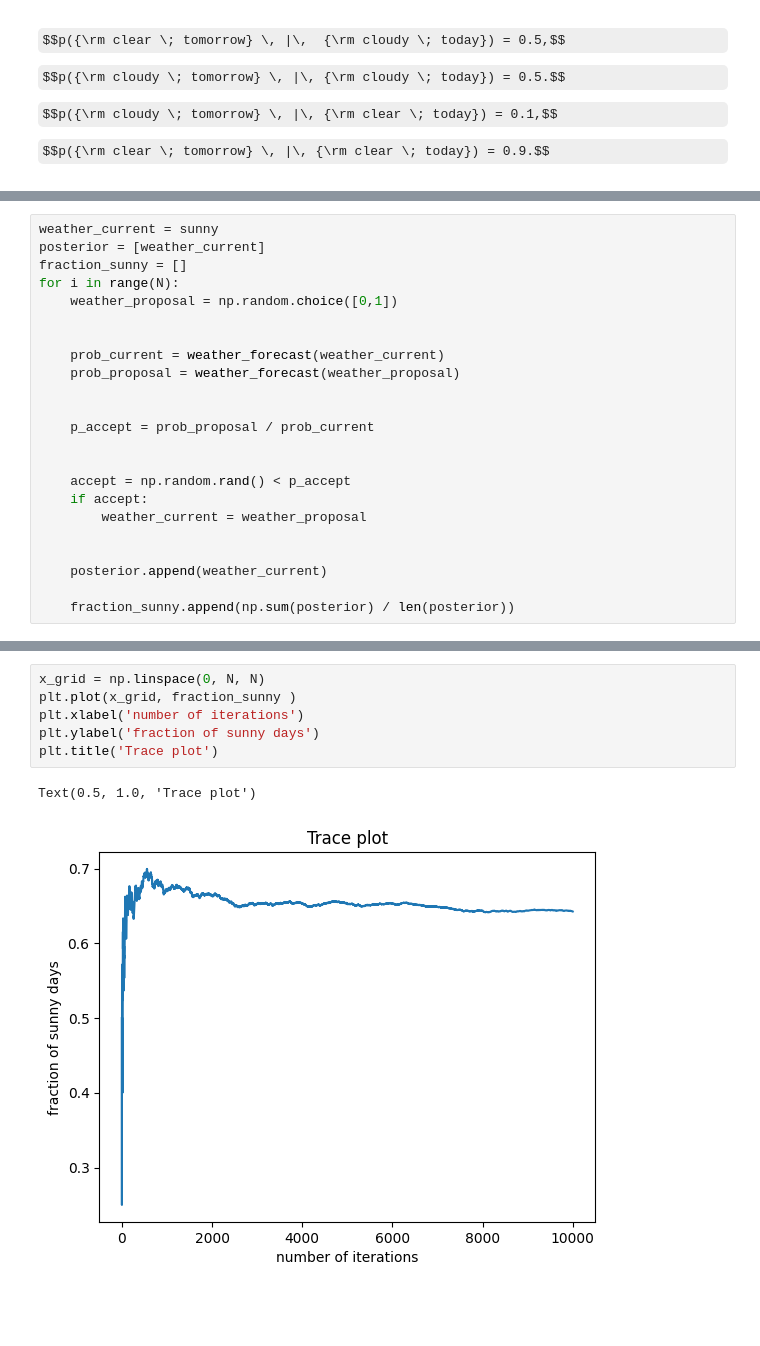
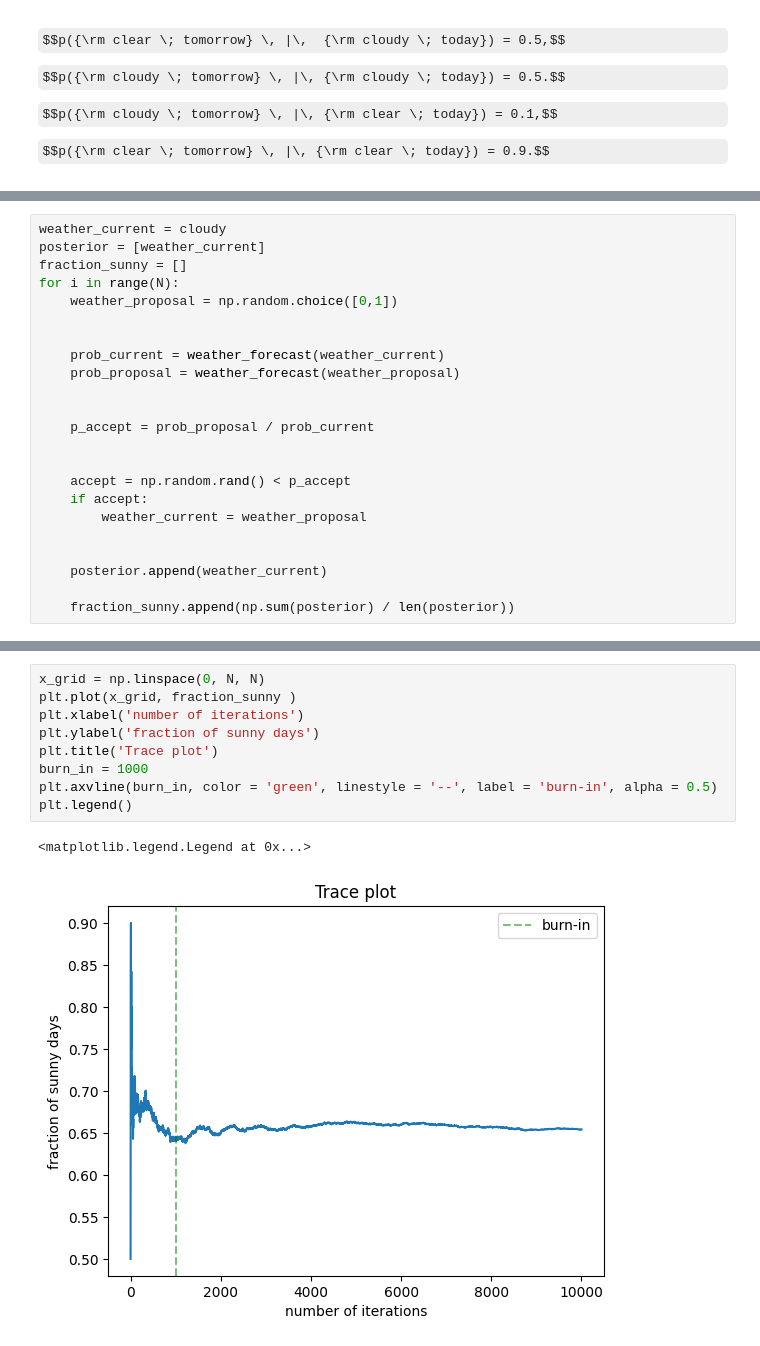
Before and after one commit to malvibellotti/astrostatistics_bicocca_2024, a Jupyter notebook: working/lecture_10_telescope_observation.ipynb, the cells around one changed output, grey strips where cells are left out. Saved outputs shown, nothing was run; the diff lists cells and outputs as text; some formulas as TeX source; blank space fills up the shorter version.

```diff
--- a/working/lecture_10_telescope_observation.ipynb
+++ b/working/lecture_10_telescope_observation.ipynb
@@ -102,7 +94,7 @@ def probability (weather):
 # %% [output]
 '\ndef probability (weather):\n    prob = random.uniform(0, 1, 1)\n    \n    if (prob < weather_forecast(weather)):\n        chain.append\n'
 # %%
-weather_current = sunny
+weather_current = cloudy
 posterior = [weather_current]
 fraction_sunny = []
 for i in range(N):
@@ -147,9 +119,12 @@ fraction_sunny
 # %%
 x_grid = np.linspace(0, N, N)
 plt.plot(x_grid, fraction_sunny )
 plt.xlabel('number of iterations')
 plt.ylabel('fraction of sunny days')
 plt.title('Trace plot')
+burn_in = 1000
+plt.axvline(burn_in, color = 'green', linestyle = '--', label = 'burn-in', alpha = 0.5)
+plt.legend()
 # %% [output]
-Text(0.5, 1.0, 'Trace plot')
+<matplotlib.legend.Legend at 0x...>
-[figure, old version]
+[figure, new version]
```
Also changed, not shown: parts of 17 cells of this notebook.
